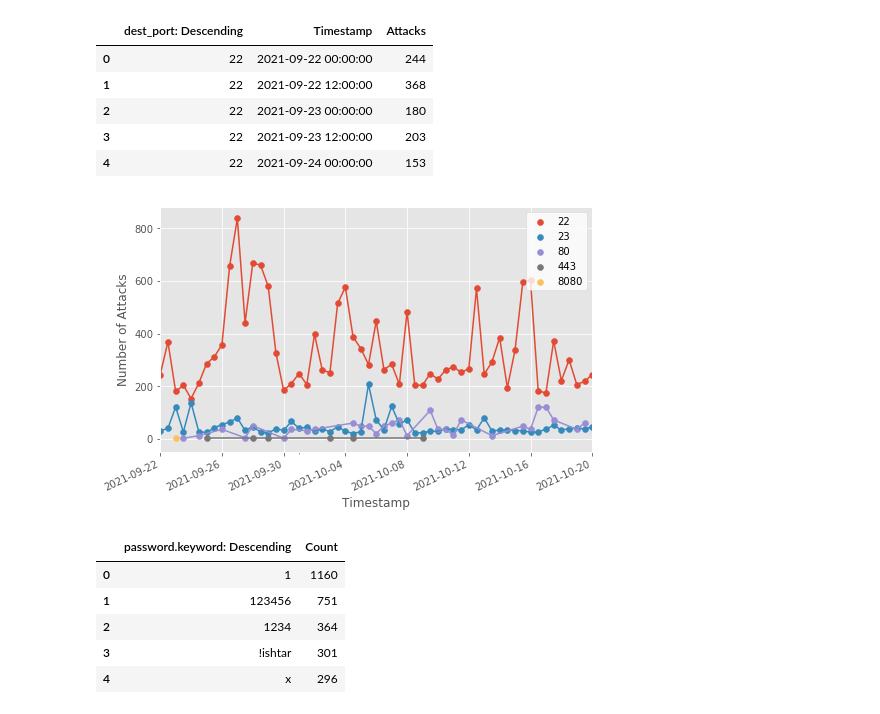
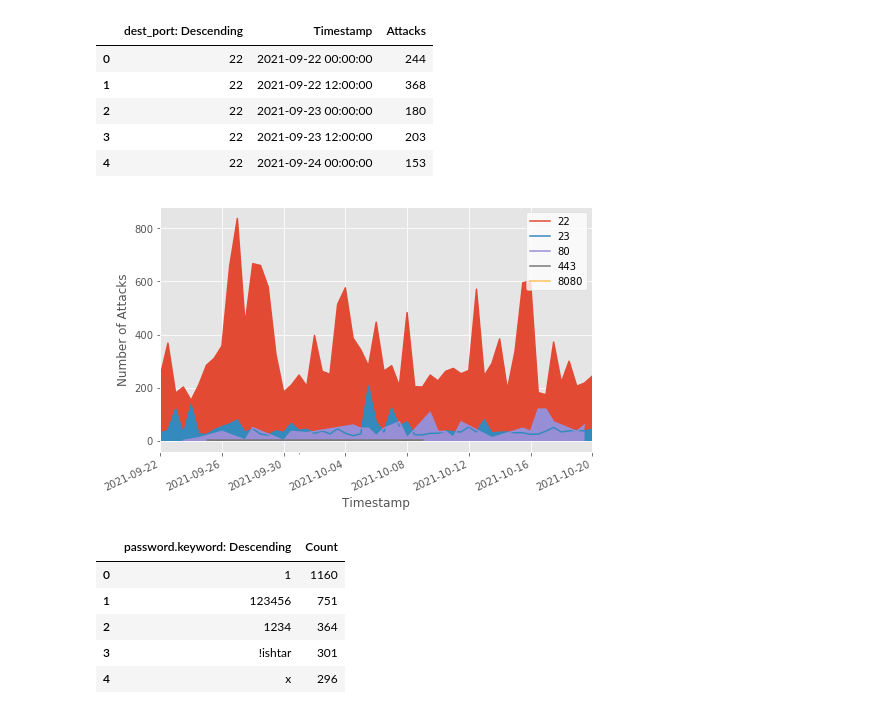
Before and after one commit to stefanDeveloper/master-thesis, a Jupyter notebook: plots/data-visualization.ipynb, the cells around one changed output. Saved outputs shown, nothing was run; the diff lists cells and outputs as text; code cells hidden in the pictures.

```diff
--- a/plots/data-visualization.ipynb
+++ b/plots/data-visualization.ipynb
@@ -167,8 +170,9 @@ for k, d in df.groupby('type.keyword: Descending'):
     ax.xaxis.set_major_formatter(mdates.DateFormatter('%Y-%m-%d'))
     ax.xaxis.set_major_locator(mdates.DayLocator())
 
-    ax.scatter(x,y)
+    #ax.scatter(x,y)
     ax.plot(x,y, label=k)
+    ax.fill_between(x, y)
 
 
 fig.autofmt_xdate()
@@ -288,7 +292,9 @@ for k, d in df.groupby('dest_port: Descending'):
     ax.xaxis.set_major_locator(mdates.DayLocator())
 
     ax.scatter(x,y, label=k)
-    ax.plot(x,y)
+
+    #ax.plot(x,y, label=k)
+    #ax.fill_between(x, y)
 
 
 fig.autofmt_xdate()
@@ -342,38 +348,39 @@ for k, d in df.groupby('dest_port: Descending'):
     ax.xaxis.set_major_formatter(mdates.DateFormatter('%Y-%m-%d'))
     ax.xaxis.set_major_locator(mdates.DayLocator())
 
-    ax.scatter(x,y, label=k)
-    ax.plot(x,y)
+    #ax.scatter(x,y)
+    ax.plot(x,y, label=k)
+    ax.fill_between(x, y)
 
 
 fig.autofmt_xdate()
 ax.set_ylabel("Number of Attacks")
 ax.set_xlabel("Timestamp")
 
 # Major ticks every 6 months.
 fmt_half_year = mdates.DayLocator(interval=4)
 ax.xaxis.set_major_locator(fmt_half_year)
 
 # Minor ticks every month.
 fmt_month = mdates.MonthLocator()
 ax.xaxis.set_minor_locator(fmt_month)
 
 # Round to nearest years.
 datemin = df.Timestamp.min()
 datemax = df.Timestamp.max()
 ax.set_xlim(datemin, datemax)
 
 # Put a legend to the right of the current axis
 legend = plt.legend(loc='upper right',frameon = 1)
 frame = legend.get_frame()
 frame.set_facecolor('white')
 
 plt.xticks( rotation=25 )
 plt.gcf().subplots_adjust(left=0.15)
 plt.savefig("tpot-cowrie-port.pdf", format="pdf", bbox_inches="tight", pad_inches=0)
 plt.show()
 # %% [output]
-[figure, old version]
+[figure, new version]
 # %%
 df = pd.read_csv("./data/Cowrie Password Tagcloud.csv")
 df.head()
```
Also changed, not shown: parts of 6 cells of this notebook, 15 other files.
